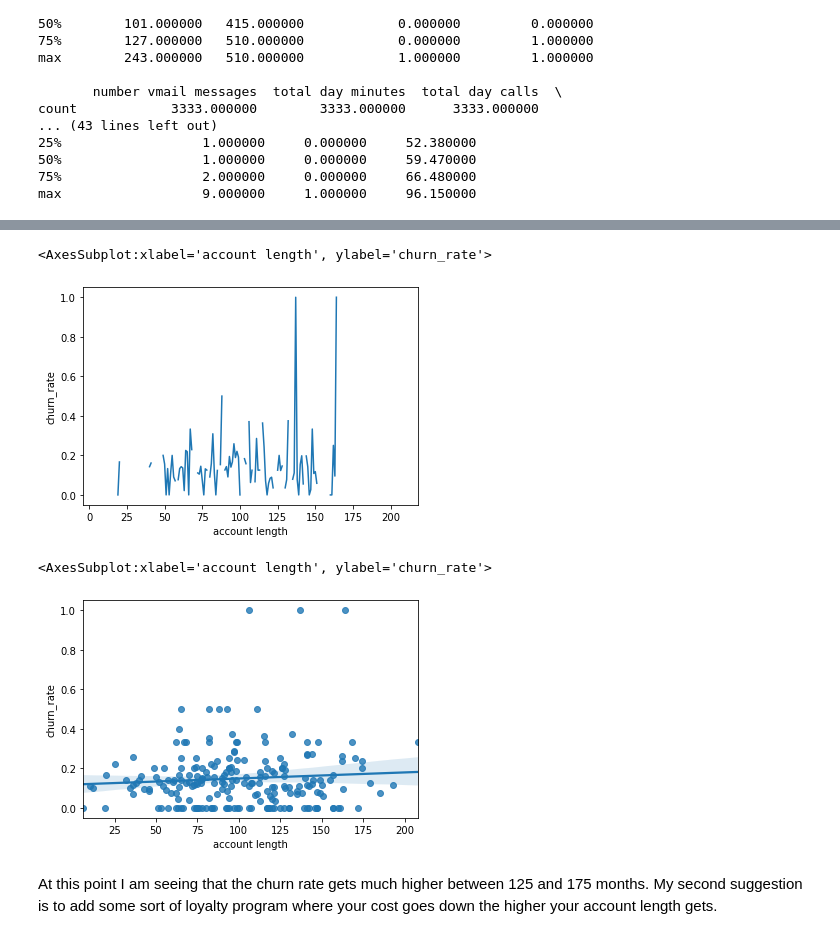
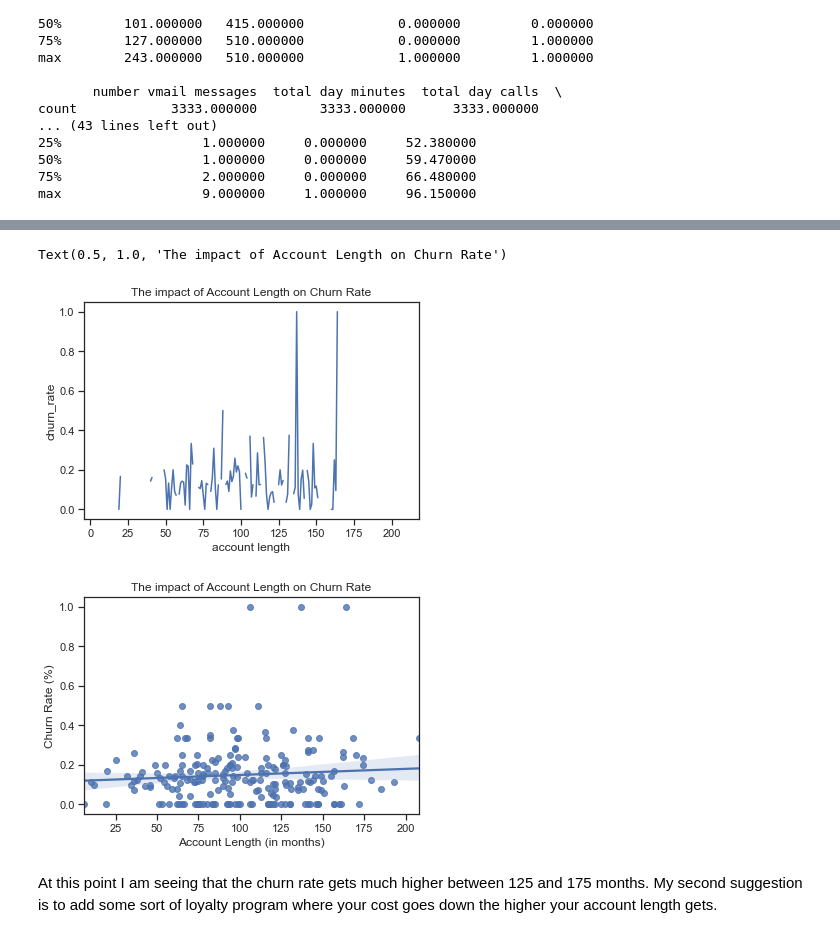
Before and after one commit to MichalOst3389/nhl_team_analysis, a Jupyter notebook: student.ipynb, the cells around one changed output, grey strips where cells are left out. Saved outputs shown, nothing was run; the diff lists cells and outputs as text; code cells hidden in the pictures.

```diff
--- a/student.ipynb
+++ b/student.ipynb
@@ -36,6 +55,9 @@ Telecomdf['churn'] = Telecomdf['churn'].astype(str).replace({'True': 1, 'False':
 # %%
 #creating a new column with total charges
 Telecomdf = Telecomdf.assign(total_charge=lambda x: x['total day charge'] + x['total eve charge'] + x['total night charge'] + x['total intl charge'])
+# %%
+#removing state, they dont seem right as there are many states but only 3 area codes
+Telecomdf.drop(columns=['state'], inplace=True)
 # %% [markdown]
 ## Starting Data Analysis
 # %%
@@ -152,14 +151,18 @@ Telecomdf['churn_rate'] = Telecomdf.groupby('account length')['churn'].apply(lam
 # %%
 # plot the churn rate on the y-axis and the account length on the x-axis
 sns.lineplot(x='account length', y='churn_rate', data=Telecomdf)
+plt.title('The impact of Account Length on Churn Rate')
 # %% [output]
-<AxesSubplot:xlabel='account length', ylabel='churn_rate'>
+Text(0.5, 1.0, 'The impact of Account Length on Churn Rate')
-[figure, old version]
+[figure, new version]
 # %%
 sns.regplot(x='account length', y='churn_rate', data=Telecomdf)
+plt.title('The impact of Account Length on Churn Rate')
+plt.xlabel('Account Length (in months)')
+plt.ylabel('Churn Rate (%)')
+plt.show()
 # %% [output]
-<AxesSubplot:xlabel='account length', ylabel='churn_rate'>
-[figure, old version]
+[figure, new version]
 # %% [markdown]
 At this point I am seeing that the churn rate gets much higher between 125 and 175 months.  My second suggestion is to add some sort of loyalty program where your cost goes down the higher your account length gets.
 # %% [markdown]
```
Also changed, not shown: parts of 15 cells of this notebook.
